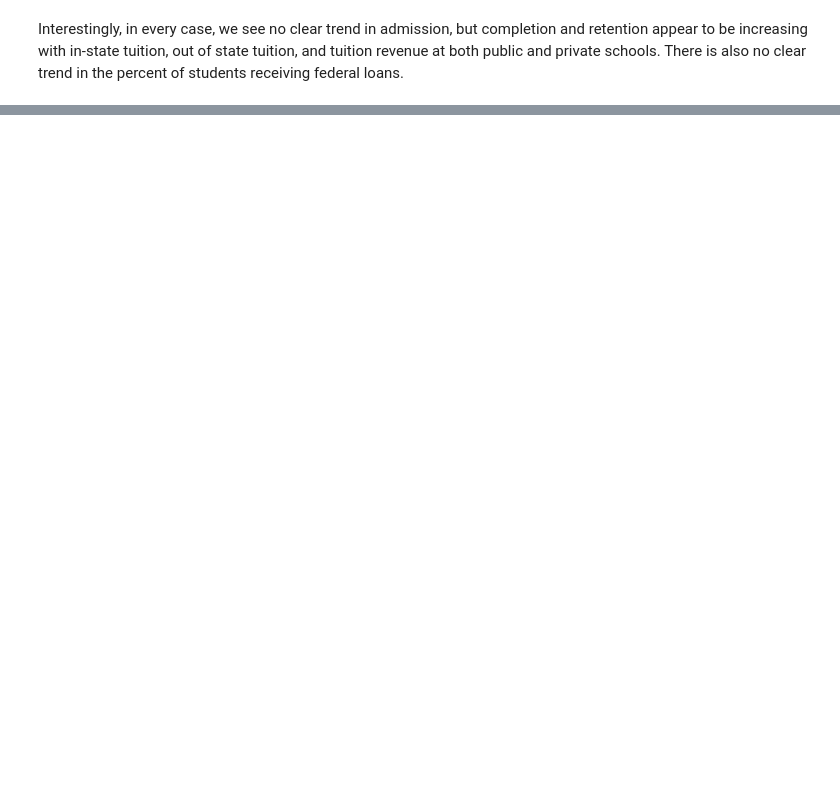
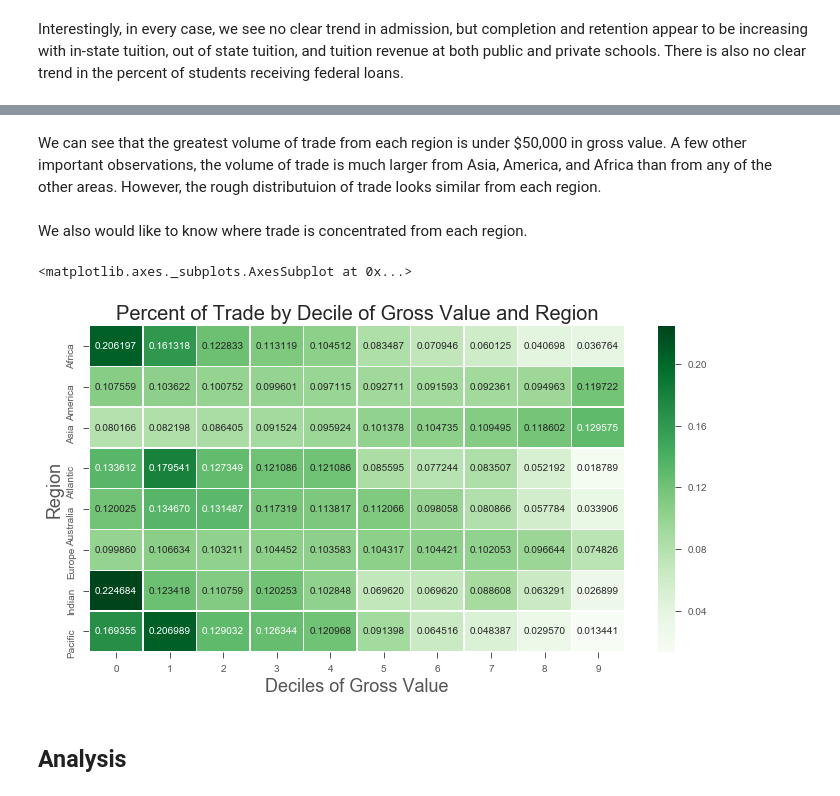
Before and after one commit to tseastmond/byu_econ_applied_machine_learning, a Jupyter notebook: homeworks/Homework_1.ipynb, the cells around one changed output, grey strips where cells are left out. Cells and saved outputs as stored; diff of their text form; code cells hidden in the pictures; blank space fills up the shorter version.

```diff
--- a/homeworks/Homework_1.ipynb
+++ b/homeworks/Homework_1.ipynb
@@ -427,0 +730,15 @@ Interestingly, in every case, we see no clear trend in admission, but completion
+# %%
+data_countries = trade.country.unique()
+data_areas = []
+
+check = False
+for x in range(len(data_countries)):
+    for y in range(len(countries)):
+        if re.search(data_countries[x].title(),countries[y]['name']):
+            data_areas.append(re.sub('/.*','',countries[y]['timezones'][0]))
+            check = True
+            break
+    if check == False:
+        data_areas.append('')
+    else:
+        check = False
@@ -427,0 +842,26 @@ Interestingly, in every case, we see no clear trend in admission, but completion
+# %% [markdown]
+We can see that the greatest volume of trade from each region is under \$50,000 in gross value. A few other important observations, the volume of trade is much larger from Asia, America, and Africa than from any of the other areas. However, the rough distributuion of trade looks similar from each region.
+# %% [markdown]
+We also would like to know where trade is concentrated from each region.
+# %%
+trade['gvalue_bins'] = pd.qcut(trade['gvalue'],10,labels=False)
+trade['count'] = 1
+trade_long = trade.groupby(['region'])['count'].sum().to_frame(name='total').reset_index()
+temp = trade.merge(trade_long,on='region',how='right')
+temp = temp.groupby(['region','gvalue_bins']).agg({'count' : 'sum', 'total' : 'mean'}).reset_index()
+temp['pct'] = temp['count']/temp['total']
+temp.columns = ['Region','Deciles of Gross Value','count','total','pct']
+trade_new = temp.pivot('Region', 'Deciles of Gross Value', 'pct')
+
+f, ax = plt.subplots(figsize=(12, 6))
+
+plt.title('Percent of Trade by Decile of Gross Value and Region', fontsize=20)
+plt.xlabel('Deciles of Gross Value', fontsize=18)
+plt.ylabel('Region', fontsize=18)
+
+sns.heatmap(trade_new, annot=True, fmt="f", linewidths=.5, ax=ax, cmap="Greens")
+# %% [output]
+<matplotlib.axes._subplots.AxesSubplot at 0x...>
+[figure, added]
+# %% [markdown]
+## Analysis
```
Also changed, not shown: parts of 29 cells of this notebook.
